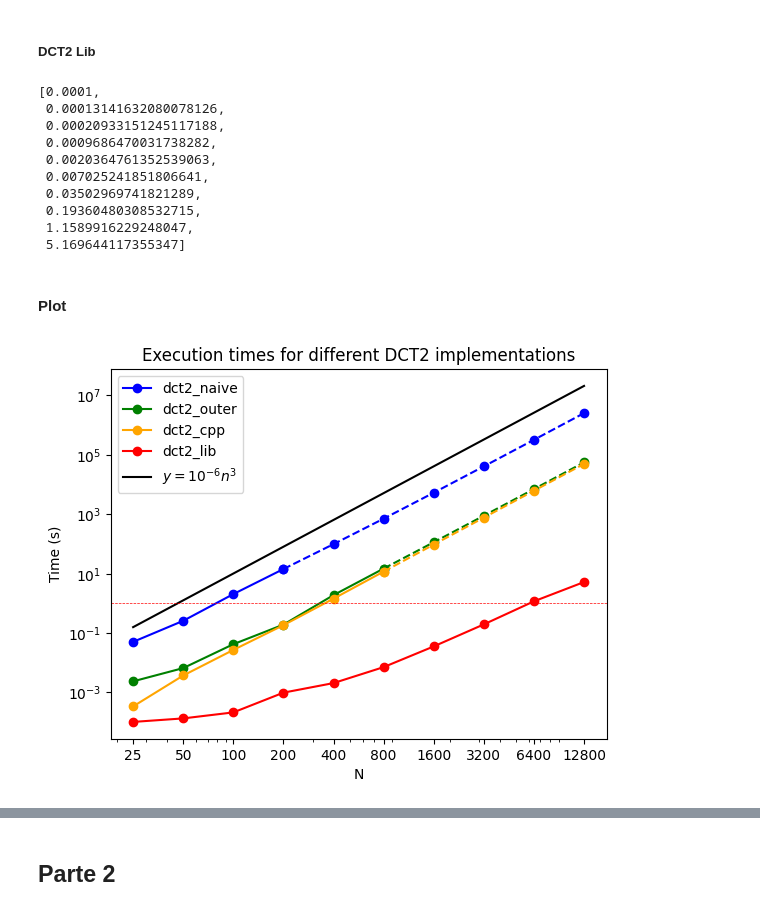
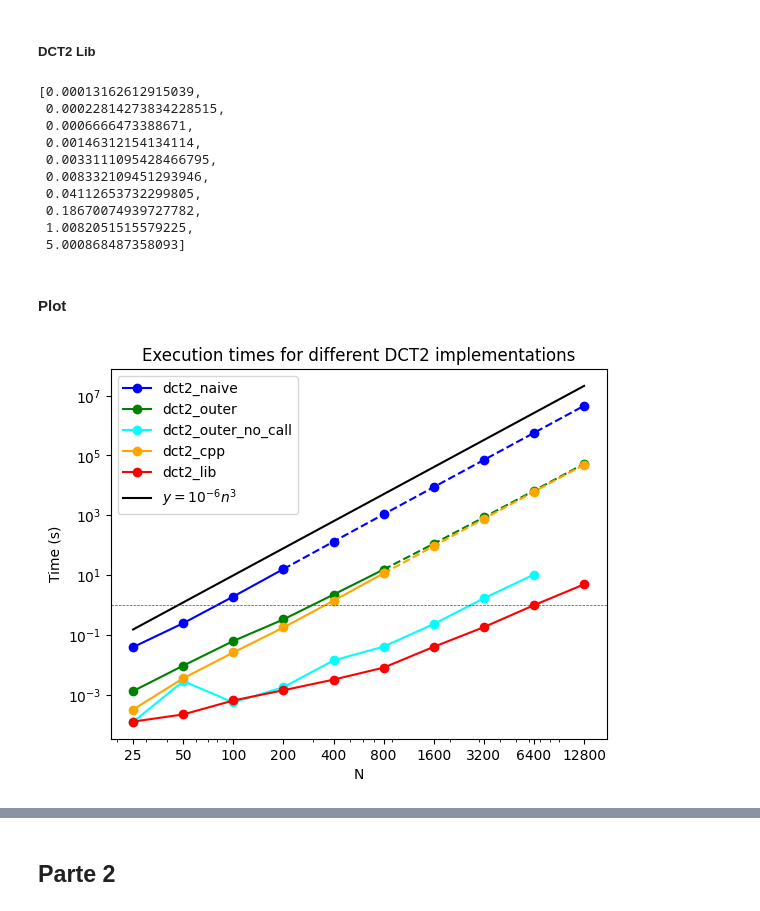
Before and after one commit to iFoxz17/Jpug, a Jupyter notebook: dct2/project.ipynb, the cells around one changed output, grey strips where cells are left out. Drawn from its saved outputs; the diff is of its cells as text; code cells hidden in the pictures.

Commit message:
Update with dct2_outer_no_call implementation

```diff
--- a/dct2/project.ipynb
+++ b/dct2/project.ipynb
@@ -270,0 +281,24 @@ True
+# %%
+def dct2_outer_no_call(x: np.array) -> np.array:                    # (N x M)
+    N, M = x.shape
+    n_vec = np.arange(N)                                            # [0, 1, ..., N]
+    m_vec = np.arange(M)                                            # [0, 1, ..., M]
+
+    const_coeff_N = np.pi / (2 * N)                                 # (1 x 1)
+    const_coeff_M = np.pi / (2 * M)                                 # (1 x 1)
+
+    var_coeff_N = np.outer(n_vec, 2 * n_vec + 1)                   # (N x N)
+    var_coeff_M = np.outer(m_vec, 2 * m_vec + 1)                   # (M x M)
+
+    transform_matrix = np.cos(const_coeff_N * var_coeff_N)         # (N x N)
+    result = transform_matrix @ x                                   # (N x M)
+
+    transform_matrix = np.cos(const_coeff_M * var_coeff_M)         # (M x M)
+    result = result @ transform_matrix.T                            # (N x M)
+
+    result[0, :] *= np.sqrt(1 / N)
+    result[1:, :] *= np.sqrt(2 / N)
+    result[:, 0] *= np.sqrt(1 / M)
+    result[:, 1:] *= np.sqrt(2 / M)
+
+    return result
@@ -326,6 +364,7 @@ v_ = [np.random.randint(MIN_VALUE, MAX_VALUE + 1, size=(n, n), dtype=np.uint8) f
 # %%
 OFFSET_NAIVE = 4
 OFFSET_OUTER = 6
+OFFSET_OUTER_NO_CALL = 9
 OFFSET_CPP = 6
 # %% [markdown]
 ##### DCT2 naive
@@ -379,0 +421,3 @@ array([  113.58651848,   887.61892522,  7004.18595336, 55620.86241179])
+# %%
+times_outer_no_call = retrieve_times(dct2_outer_no_call, v_[:OFFSET_OUTER_NO_CALL], n_trial=3)
+times_outer_no_call
@@ -401,53 +455,55 @@ array([   94.71583593,   765.82052119,  6162.20233326, 49446.79548942])
 # %% [markdown]
 ##### DCT2 Lib
 # %%
-times_lib = retrieve_times(dct2_lib, v_, n_trial=5)
+times_lib = retrieve_times(dct2_lib, v_, n_trial=10)
 times_lib
 # %% [output]
-[0.0001,
- 0.00013141632080078126,
- 0.00020933151245117188,
- 0.0009686470031738282,
- 0.0020364761352539063,
- 0.007025241851806641,
- 0.03502969741821289,
- 0.19360480308532715,
- 1.1589916229248047,
- 5.169644117355347]
+[0.00013162612915039,
+ 0.00022814273834228515,
+ 0.0006666473388671,
+ 0.00146312154134114,
+ 0.0033111095428466795,
+ 0.008332109451293946,
+ 0.04112653732299805,
+ 0.18670074939727782,
+ 1.0082051515579225,
+ 5.000868487358093]
 # %% [markdown]
 #### Plot
 # %%
 x_values = np.linspace(N_[0], N_[-1], 100)
 
 plt.plot(N_[:OFFSET_NAIVE], times_naive, marker='o', linestyle='-', label='dct2_naive', color='blue')
 plt.plot(N_[OFFSET_NAIVE - 1:], [times_naive[-1]] + list(times_expected_naive), marker='o', linestyle='--', color='blue')
 
 plt.plot(N_[:OFFSET_OUTER], times_outer, marker='o', linestyle='-', label='dct2_outer', color='green')
 plt.plot(N_[OFFSET_OUTER - 1:], [times_outer[-1]] + list(times_expected_outer), marker='o', linestyle='--', color='green')
+
+plt.plot(N_[:OFFSET_OUTER_NO_CALL], times_outer_no_call, marker='o', linestyle='-', label='dct2_outer_no_call', color='cyan')
 
 plt.plot(N_[:OFFSET_CPP], times_cpp, marker='o', linestyle='-', label='dct2_cpp', color='orange')
 plt.plot(N_[OFFSET_CPP - 1:], [times_cpp[-1]] + list(times_expected_cpp), marker='o', linestyle='--', color='orange')
 
 plt.plot(N_, times_lib, marker='o', linestyle='-', label='dct2_lib', color='red')
 
 plt.plot(x_values, [x**3 * 10e-6 for x in x_values], marker='', linestyle='-', label='$y=10^{-6}n^3$', color='black')
 
 plt.axhline(y=1, color='red', linestyle='--', linewidth=0.5)
 
 plt.xscale('log')
 plt.yscale('log')
 
 plt.xticks(ticks=N_, labels=N_)
 
 plt.xlabel('N')
 plt.ylabel('Time (s)')
 plt.legend()
 
 plt.title('Execution times for different DCT2 implementations')
 
 plt.show()
 # %% [output]
-[figure, old version]
+[figure, new version]
 # %%
 import pandas as pd
 
```
Also changed, not shown: parts of 33 cells of this notebook, 3 other files.
